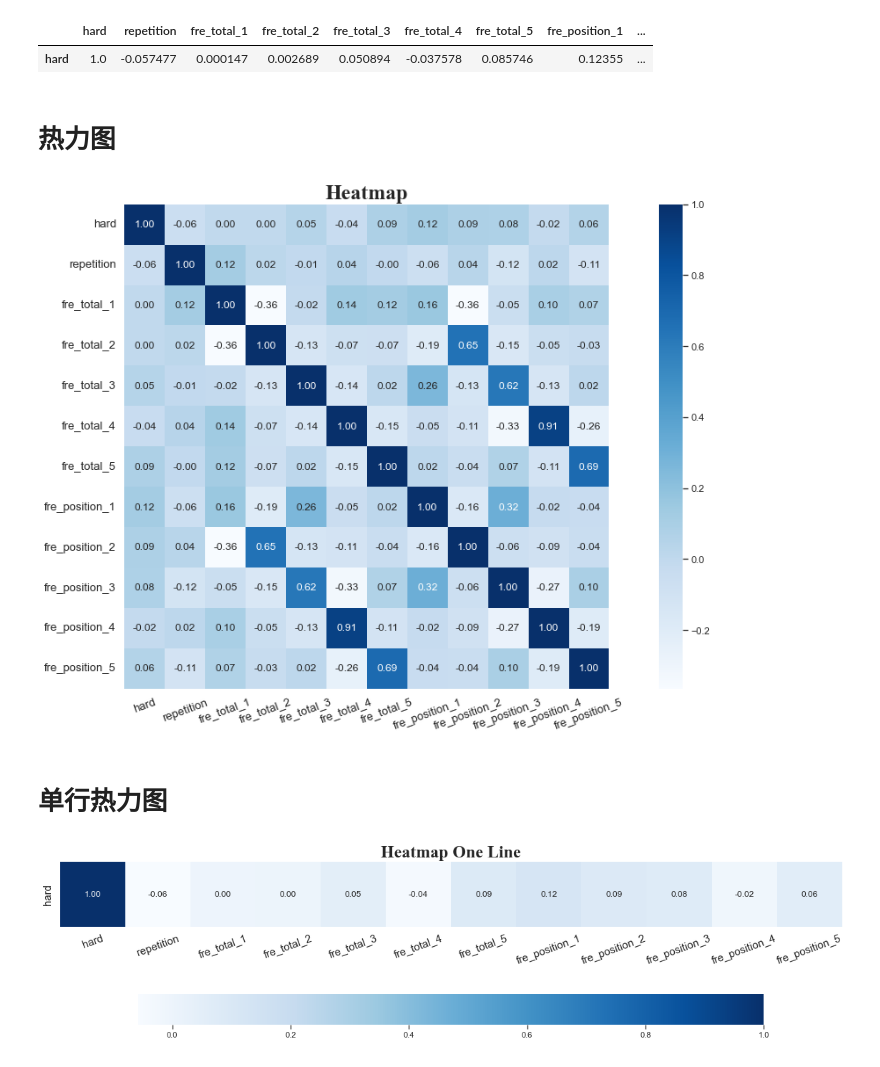
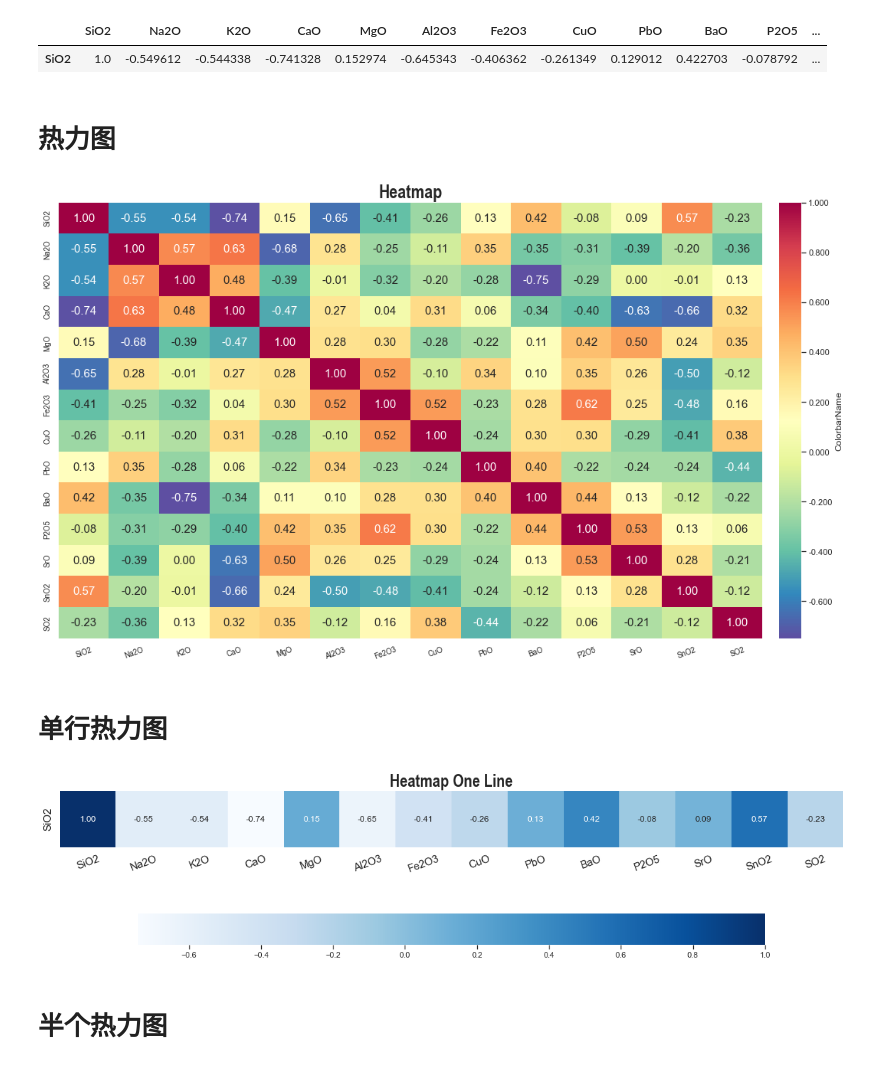
Before and after one commit to Cooper1023/Visualization, a Jupyter notebook: heatmap/python_heatmap.ipynb, the cells around one changed output. Drawn from its saved outputs; the diff is of its cells as text; code cells hidden in the pictures.

```diff
--- a/heatmap/python_heatmap.ipynb
+++ b/heatmap/python_heatmap.ipynb
@@ -4,11 +4,12 @@ import numpy as np
 import matplotlib.pyplot as plt
 import matplotlib.font_manager as fm
 import seaborn as sns
+from string import ascii_letters
 
 %matplotlib inline
-plt.rc('font',family='Times New Roman')
-plt.style.use("ggplot")
+plt.rc('font',family='Arial')
+plt.style.use('ggplot')
 plt.rcParams['pdf.fonttype'] = 42
 plt.rcParams['ps.fonttype'] = 42
 
-font_T = fm.FontProperties(family='Times New Roman', size=24, stretch=0, weight='bold')
+font_T = fm.FontProperties(family='Arial', size=24, stretch=0, weight='bold')
@@ -36,46 +37,57 @@ df_heatmap
 # %%
 df_corr = df_heatmap.corr()
-df_corr.loc[['hard'],:]
+df_corr.loc[['SiO2'],:]
 # %% [output]
-|  | hard | repetition | fre_total_1 | fre_total_2 | fre_total_3 | fre_total_4 | fre_total_5 | fre_position_1 | ... |
-| hard | 1.0 | -0.057477 | 0.000147 | 0.002689 | 0.050894 | -0.037578 | 0.085746 | 0.12355 | ... |
+|  | SiO2 | Na2O | K2O | CaO | MgO | Al2O3 | Fe2O3 | CuO | PbO | BaO | P2O5 | ... |
+| SiO2 | 1.0 | -0.549612 | -0.544338 | -0.741328 | 0.152974 | -0.645343 | -0.406362 | -0.261349 | 0.129012 | 0.422703 | -0.078792 | ... |
 # %% [markdown]
 # 热力图
 # %%
-sns.set_theme(style="white")
+sns.set_theme(style='white')
 # 画图
 fig, ax = plt.subplots(figsize=(16, 9))
-# 输入数据仅一行相关系数
 sns.heatmap(df_corr,
-            cmap="Blues", fmt=".2f",
-            annot_kws={"size": 12},
-            annot=True, square=True
+            cmap=sns.color_palette('Spectral_r', as_cmap=True),
+            annot=True,     # 控制是否有相关性系数
+            fmt='.2f',      # 控制系数的小数点
+            annot_kws={'family': 'Arial', 'size': 15, 'weight':'normal'},  # 控制系数的字体大小
+            square=False,   # 控制是否为方形
+            cbar=True,      # 控制是否有颜色条
+            cbar_kws={'label': 'ColorbarName',       # color bar的名称
+                      'orientation': 'vertical',   # color bar的方向设置，默认为'vertical'，可水平显示'horizontal'
+                      'format': '%.3f',               # 格式化输出color bar中刻度值
+                      'pad': 0.02,                    # color bar与热图之间距离，距离变大热图会被压缩
+                      }
+            # linewidths=.5,  # 每个方格外框显示，外框宽度设置
             )
 
 # 添加标题
-plt.title('Heatmap', fontproperties = font_T)
+plt.title('Heatmap',
+          fontproperties=fm.FontProperties(family='Arial', size=24, stretch=0, weight='bold'))
 
 # 坐标轴刻度字体
-ax.tick_params(labelsize=13)
+plt.xticks(fontproperties = fm.FontProperties(family='Arial', size=12, stretch=0))
+plt.yticks(fontproperties = fm.FontProperties(family='Arial', size=12, stretch=0))
+
 # 横纵坐标轴刻度值旋转
 ax.set_xticklabels(ax.get_xticklabels(), rotation=20)
 
 plt.tight_layout()
 plt.savefig('heatmap.png', dpi=300, bbox_inches='tight')
 # %% [output]
-[figure, old version]
+[figure, new version]
 # %% [markdown]
 # 单行热力图
 # %%
-sns.set_theme(style="white")
+sns.set_theme(style='white')
 # 画图
 fig, ax = plt.subplots(figsize=(16, 9))
 # 输入数据仅一行相关系数
-sns.heatmap(df_corr.loc[['hard'],:],
-            cmap="Blues", fmt=".2f", annot_kws={"size": 12},
+sns.heatmap(df_corr.loc[['SiO2'],:],
+            cmap='Blues', fmt='.2f', annot_kws={'size': 12},
             annot=True, square=True,
             # 设置水平尺度条
-            cbar_kws={'orientation': 'horizontal',"shrink": 0.8})
+            cbar_kws={'orientation': 'horizontal','shrink': 0.8})
 
 # 添加标题
 plt.title('Heatmap One Line', fontproperties = font_T)
@@ -87,4 +99,6 @@ ax.set_xticklabels(ax.get_xticklabels(), rotation=20)
 plt.tight_layout()
 plt.savefig('heatmap_one.png', dpi=300, bbox_inches='tight')
 # %% [output]
-[figure, old version]
+[figure, new version]
+# %% [markdown]
+# 半个热力图
```
Also changed, not shown: parts of 6 cells of this notebook, 5 other files.
